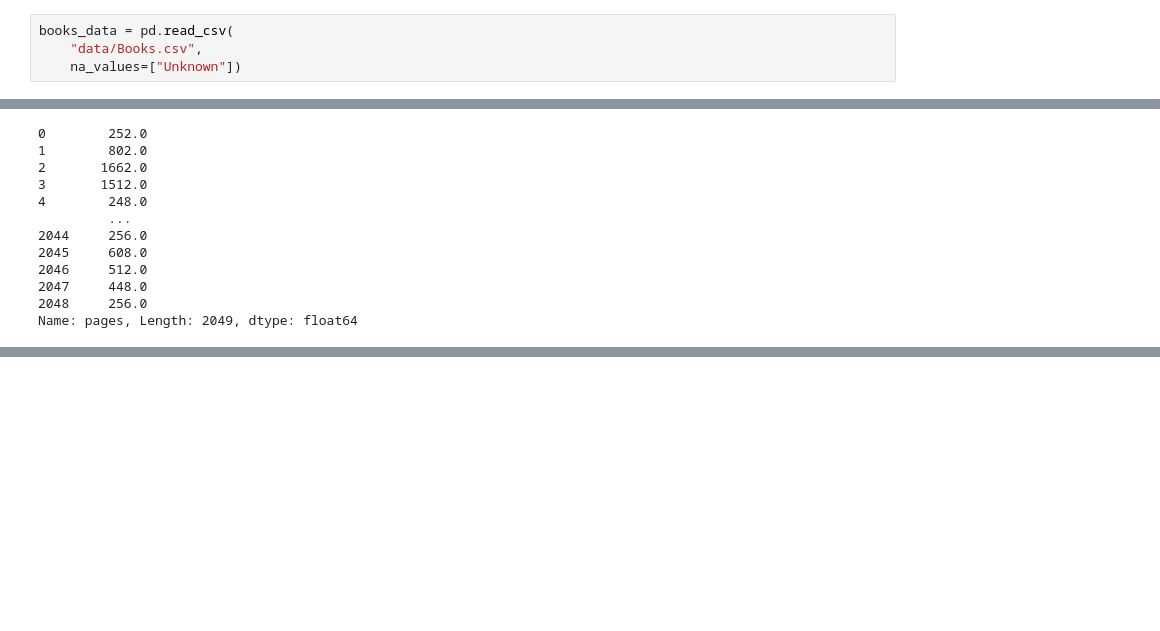
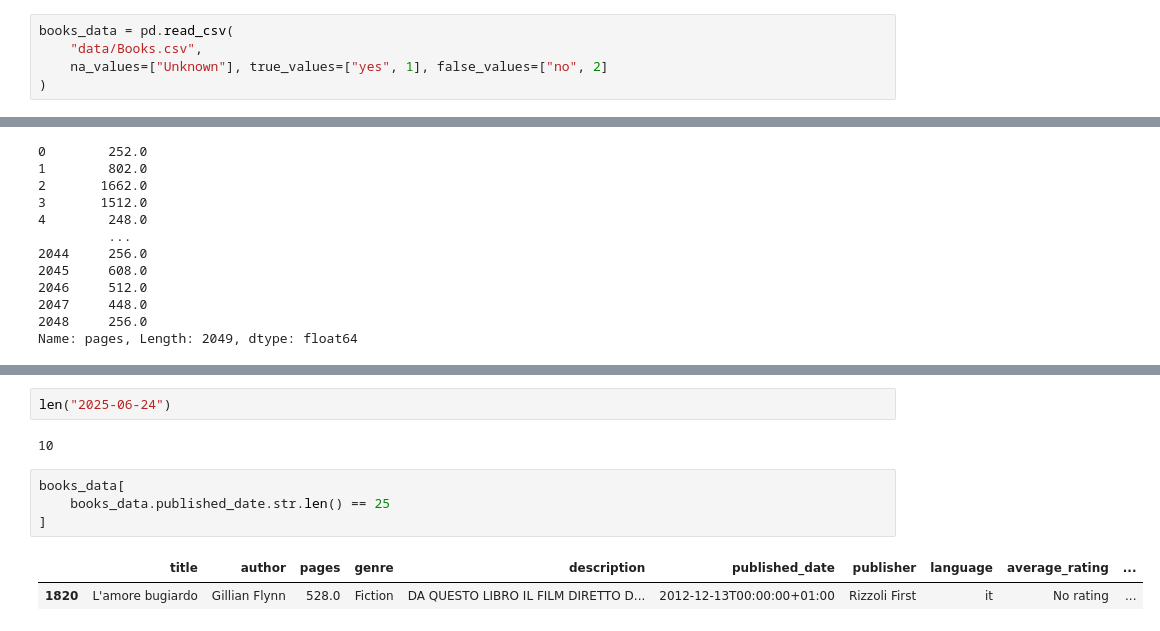
Before and after one commit to tproykov/DataScience, a Jupyter notebook: 01DataAquisition/01DataAquisition.ipynb, the cells around one changed output, grey strips where cells are left out. Drawn from its saved outputs; the diff is of its cells as text; blank space fills up the shorter version.

```diff
--- a/01DataAquisition/01DataAquisition.ipynb
+++ b/01DataAquisition/01DataAquisition.ipynb
@@ -9,7 +9,8 @@ import matplotlib.pyplot as plt
 # %%
 books_data = pd.read_csv(
     "data/Books.csv",
-    na_values=["Unknown"])
+    na_values=["Unknown"], true_values=["yes", 1], false_values=["no", 2]
+)
 # %%
 books_data
 # %% [output]
@@ -172,0 +204,11 @@ Name: pages, Length: 2049, dtype: float64
+# %%
+len("2025-06-24")
+# %% [output]
+10
+# %%
+books_data[
+    books_data.published_date.str.len() == 25
+]
+# %% [output]
+|  | title | author | pages | genre | description | published_date | publisher | language | average_rating | ... |
+| 1820 | L'amore bugiardo | Gillian Flynn | 528.0 | Fiction | DA QUESTO LIBRO IL FILM DIRETTO D... | 2012-12-13T00:00:00+01:00 | Rizzoli First | it | No rating | ... |
```
Also changed, not shown: parts of 4 cells of this notebook, 1 other file.
